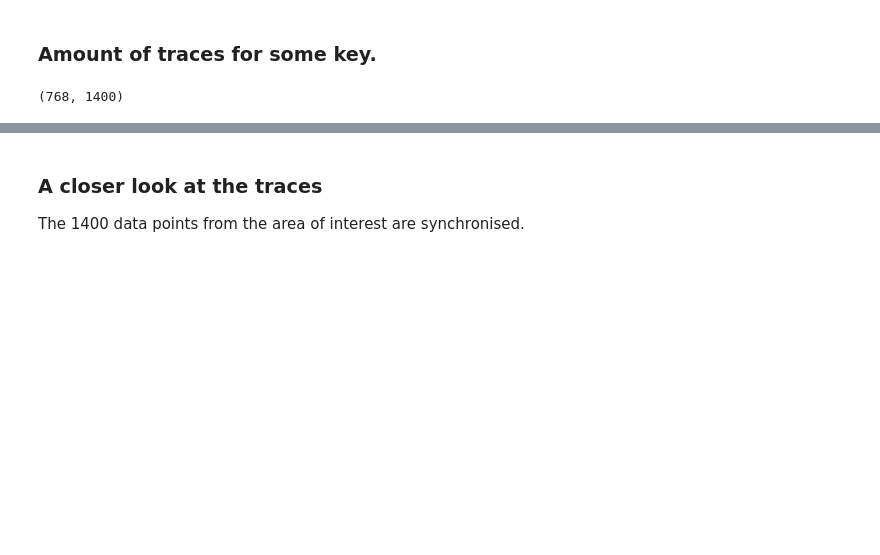
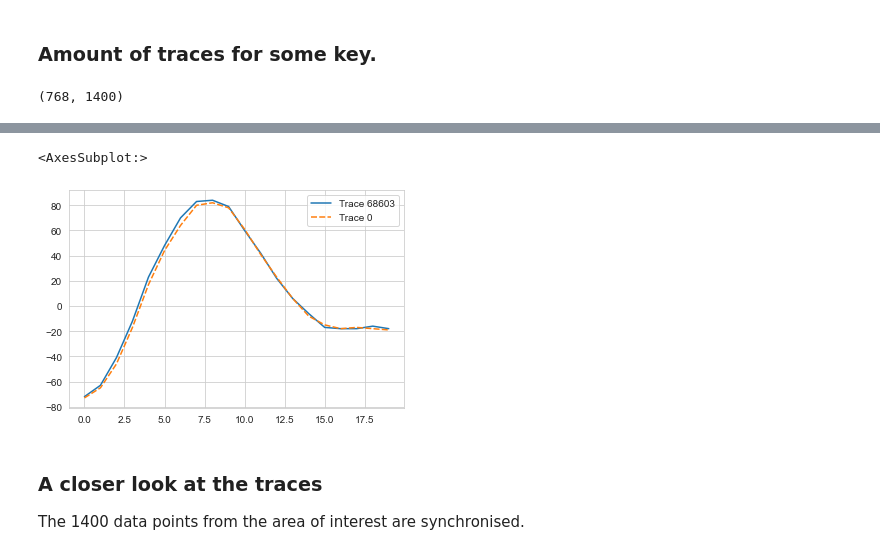
Before and after one commit to ccberg/LA, a Jupyter notebook: books/analysis/ascad_key.ipynb, the cells around one changed output, grey strips where cells are left out. Saved outputs shown, nothing was run; the diff lists cells and outputs as text; code cells hidden in the pictures; blank space fills up the shorter version.

```diff
--- a/books/analysis/ascad_key.ipynb
+++ b/books/analysis/ascad_key.ipynb
@@ -41,3 +41,9 @@ sns.lineplot(data=pd.DataFrame(T1, columns=["Trace 1"]))
+# %%
+T_BAD = ascad.default.profile.traces[68602]
+sns.lineplot(data={"Trace 68603": T_BAD[180:200], "Trace 0": ascad.default.profile.traces[107][180:200]})
+# %% [output]
+<AxesSubplot:>
+[figure, added]
 # %% [markdown]
 ### A closer look at the traces
 
```
Also changed, not shown: parts of 10 cells of this notebook, 26 other files.
